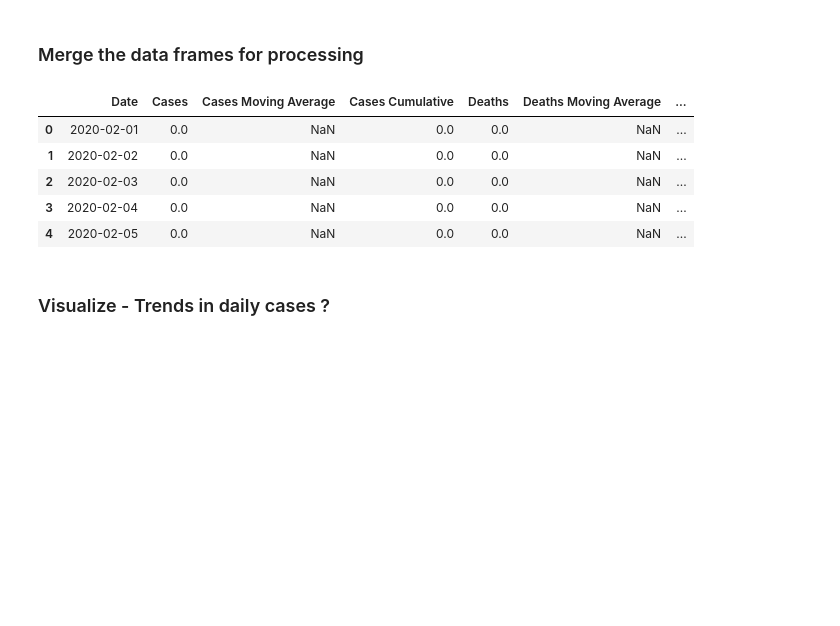
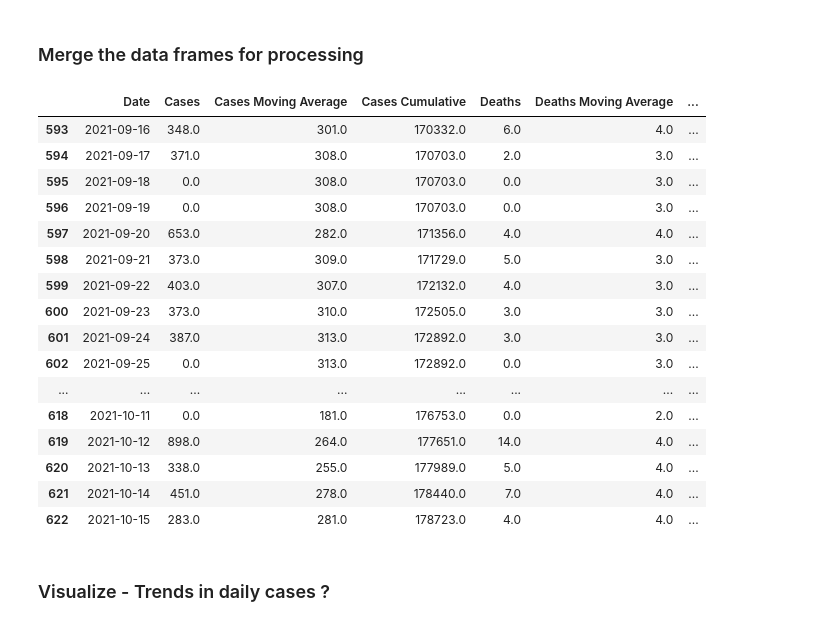
Before and after one commit to sharma-apoorv/data-512-project, a Jupyter notebook: src/A4-Common-Analysis.ipynb, the cells around one changed output. Drawn from its saved outputs; the diff is of its cells as text; code cells hidden in the pictures; blank space fills up the shorter version.

```diff
--- a/src/A4-Common-Analysis.ipynb
+++ b/src/A4-Common-Analysis.ipynb
@@ -141,17 +141,30 @@ philly_cases_df['Initial Population'] = COUNTY_POPULATION
 philly_cases_df['Susceptible Population'] = philly_cases_df['Initial Population'] - philly_cases_df['Deaths Cumulative'] - philly_cases_df['Cases Cumulative']
 
 philly_cases_df['Rate of Infection'] = (philly_cases_df['Cases Moving Average'] / philly_cases_df['Susceptible Population']) * 100
+philly_cases_df['Rate of Daily Infection'] = (philly_cases_df['Cases'] / philly_cases_df['Susceptible Population']) * 100
 
 philly_cases_df['Rate of Cases'] = ((philly_cases_df['Cases Moving Average'].diff()) / COUNTY_POPULATION) * 100
+philly_cases_df['Rate of Daily Cases'] = ((philly_cases_df['Cases'].diff()) / COUNTY_POPULATION) * 100
 # %%
-philly_cases_df.head()
+philly_cases_df.tail(30)
 # %% [output]
 |  | Date | Cases | Cases Moving Average | Cases Cumulative | Deaths | Deaths Moving Average | ... |
-| 0 | 2020-02-01 | 0.0 | NaN | 0.0 | 0.0 | NaN | ... |
-| 1 | 2020-02-02 | 0.0 | NaN | 0.0 | 0.0 | NaN | ... |
-| 2 | 2020-02-03 | 0.0 | NaN | 0.0 | 0.0 | NaN | ... |
-| 3 | 2020-02-04 | 0.0 | NaN | 0.0 | 0.0 | NaN | ... |
-| 4 | 2020-02-05 | 0.0 | NaN | 0.0 | 0.0 | NaN | ... |
+| 593 | 2021-09-16 | 348.0 | 301.0 | 170332.0 | 6.0 | 4.0 | ... |
+| 594 | 2021-09-17 | 371.0 | 308.0 | 170703.0 | 2.0 | 3.0 | ... |
+| 595 | 2021-09-18 | 0.0 | 308.0 | 170703.0 | 0.0 | 3.0 | ... |
+| 596 | 2021-09-19 | 0.0 | 308.0 | 170703.0 | 0.0 | 3.0 | ... |
+| 597 | 2021-09-20 | 653.0 | 282.0 | 171356.0 | 4.0 | 4.0 | ... |
+| 598 | 2021-09-21 | 373.0 | 309.0 | 171729.0 | 5.0 | 3.0 | ... |
+| 599 | 2021-09-22 | 403.0 | 307.0 | 172132.0 | 4.0 | 3.0 | ... |
+| 600 | 2021-09-23 | 373.0 | 310.0 | 172505.0 | 3.0 | 3.0 | ... |
+| 601 | 2021-09-24 | 387.0 | 313.0 | 172892.0 | 3.0 | 3.0 | ... |
+| 602 | 2021-09-25 | 0.0 | 313.0 | 172892.0 | 0.0 | 3.0 | ... |
+| ... | ... | ... | ... | ... | ... | ... | ... |
+| 618 | 2021-10-11 | 0.0 | 181.0 | 176753.0 | 0.0 | 2.0 | ... |
+| 619 | 2021-10-12 | 898.0 | 264.0 | 177651.0 | 14.0 | 4.0 | ... |
+| 620 | 2021-10-13 | 338.0 | 255.0 | 177989.0 | 5.0 | 4.0 | ... |
+| 621 | 2021-10-14 | 451.0 | 278.0 | 178440.0 | 7.0 | 4.0 | ... |
+| 622 | 2021-10-15 | 283.0 | 281.0 | 178723.0 | 4.0 | 4.0 | ... |
 # %% [markdown]
 ### Visualize - Trends in daily cases ?
 # %%
```
Also changed, not shown: parts of 6 cells of this notebook.
